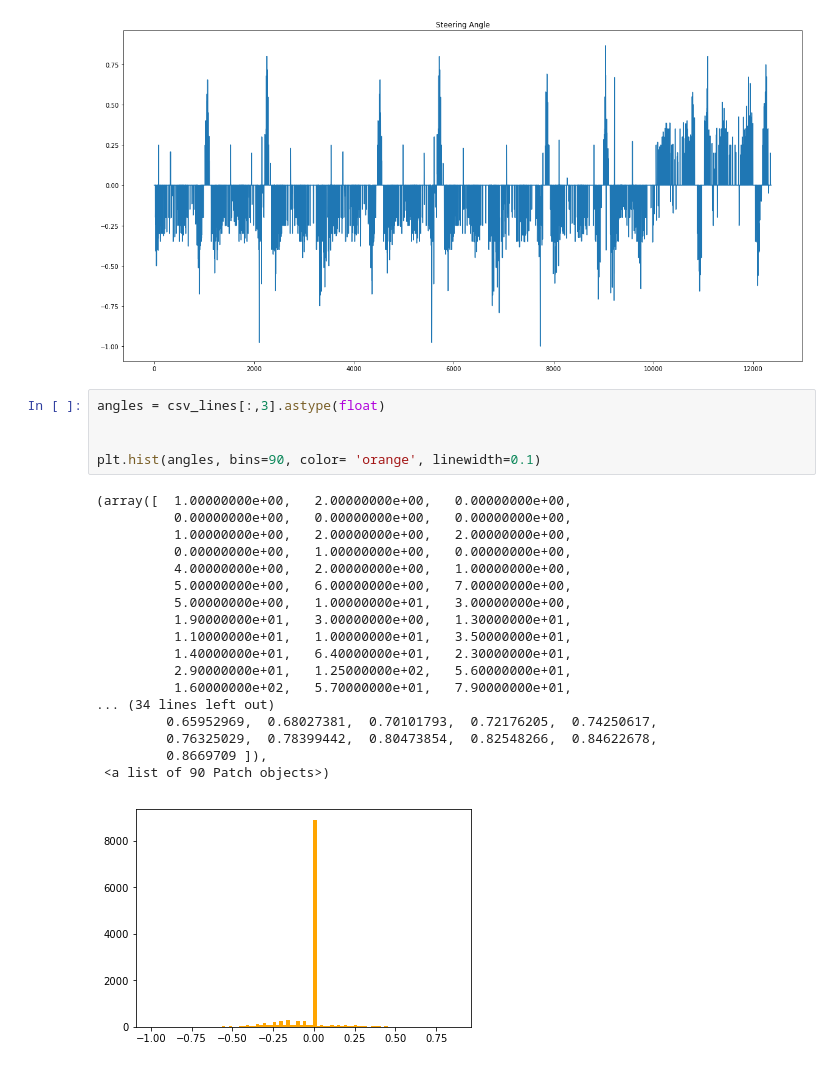
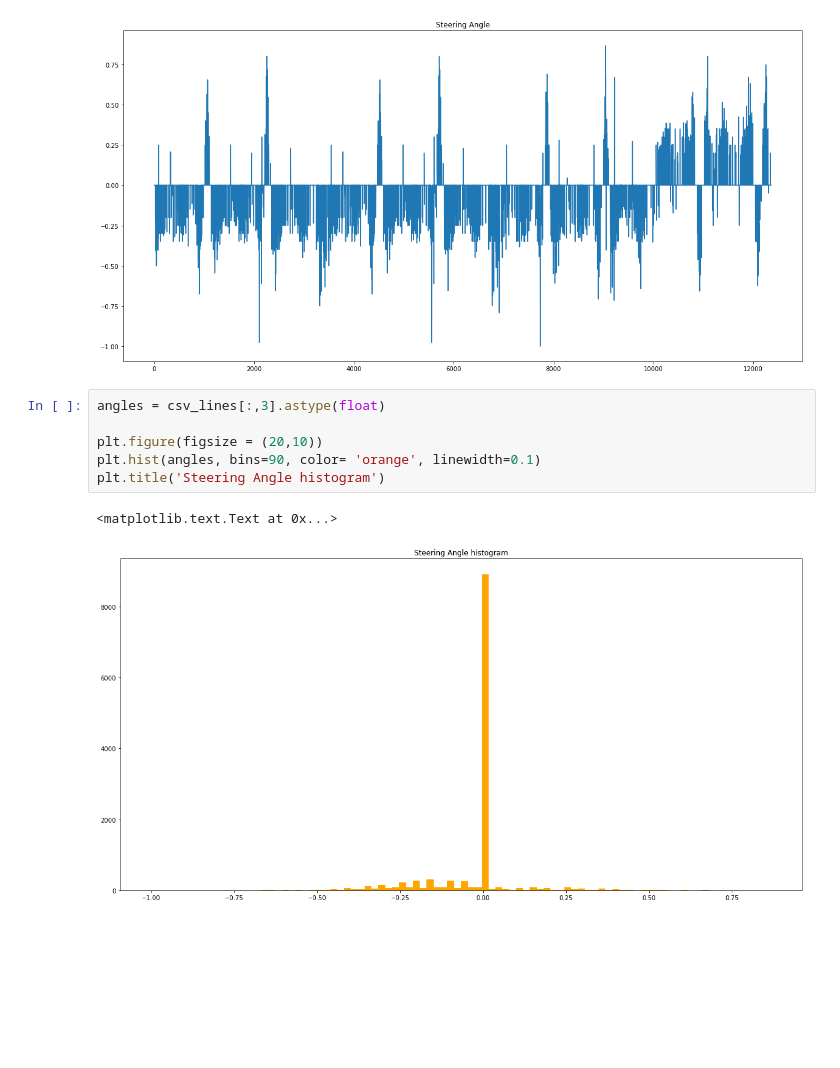
Before and after one commit to nonlining/CarND, a Jupyter notebook: CarND-Behavioral-Cloning-P3/model.ipynb, the cells around one changed output. Saved outputs shown, nothing was run; the diff lists cells and outputs as text; blank space fills up the shorter version.

```diff
--- a/CarND-Behavioral-Cloning-P3/model.ipynb
+++ b/CarND-Behavioral-Cloning-P3/model.ipynb
@@ -38,27 +49,12 @@ plt.title('Steering Angle')
 # %%
 angles = csv_lines[:,3].astype(float)
 
-
+plt.figure(figsize = (20,10))
 plt.hist(angles, bins=90, color= 'orange', linewidth=0.1)
+plt.title('Steering Angle histogram')
 # %% [output]
-(array([  1.00000000e+00,   2.00000000e+00,   0.00000000e+00,
-          0.00000000e+00,   0.00000000e+00,   0.00000000e+00,
-          1.00000000e+00,   2.00000000e+00,   2.00000000e+00,
-          0.00000000e+00,   1.00000000e+00,   0.00000000e+00,
-          4.00000000e+00,   2.00000000e+00,   1.00000000e+00,
-          5.00000000e+00,   6.00000000e+00,   7.00000000e+00,
-          5.00000000e+00,   1.00000000e+01,   3.00000000e+00,
-          1.90000000e+01,   3.00000000e+00,   1.30000000e+01,
-          1.10000000e+01,   1.00000000e+01,   3.50000000e+01,
-          1.40000000e+01,   6.40000000e+01,   2.30000000e+01,
-          2.90000000e+01,   1.25000000e+02,   5.60000000e+01,
-          1.60000000e+02,   5.70000000e+01,   7.90000000e+01,
-... (34 lines left out)
-         0.65952969,  0.68027381,  0.70101793,  0.72176205,  0.74250617,
-         0.76325029,  0.78399442,  0.80473854,  0.82548266,  0.84622678,
-         0.8669709 ]),
- <a list of 90 Patch objects>)
+<matplotlib.text.Text at 0x...>
-[figure, old version]
+[figure, new version]
 # %%
 tol = 1e-16
 zero_index = abs(angles) < tol
```
Also changed, not shown: parts of 7 cells of this notebook.
